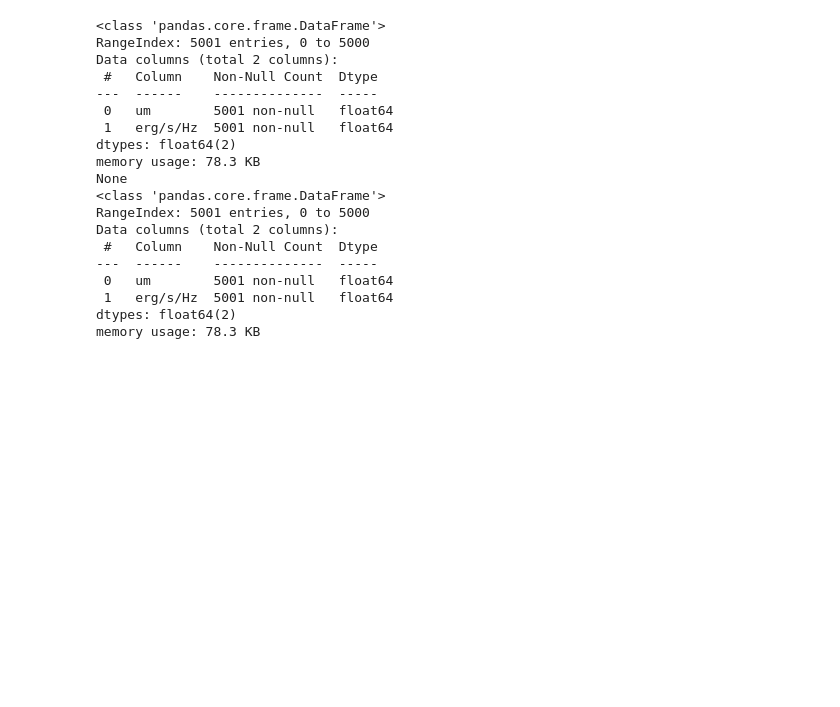
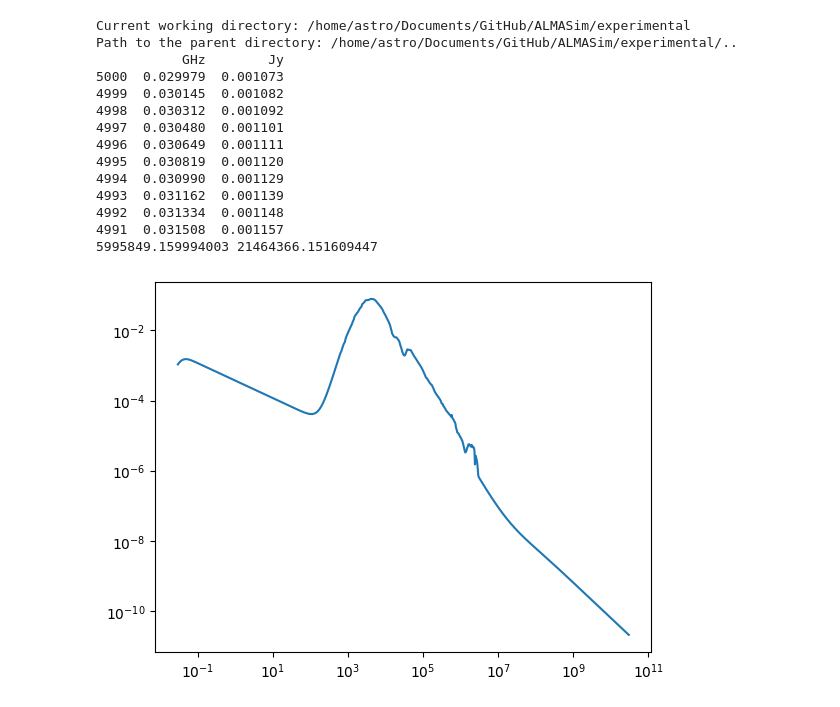
Before and after one commit to MicheleDelliVeneri/ALMASim, a Jupyter notebook: experimental/Sed-plot.ipynb, the cells around one changed output. Drawn from its saved outputs; the diff is of its cells as text; code cells hidden in the pictures; blank space fills up the shorter version.

Commit message:
fix: working on SED plots

```diff
--- a/experimental/Sed-plot.ipynb
+++ b/experimental/Sed-plot.ipynb
@@ -11,25 +1,48 @@ parent_dir=os.path.dirname(os.getcwd())
-# %%
-
-
-
-sed = sed_reading("point", os.path.join(parent_dir, 'brightnes'))
-# %% [output]
-<class 'pandas.core.frame.DataFrame'>
-RangeIndex: 5001 entries, 0 to 5000
-Data columns (total 2 columns):
- #   Column    Non-Null Count  Dtype
----  ------    --------------  -----
- 0   um        5001 non-null   float64
- 1   erg/s/Hz  5001 non-null   float64
-dtypes: float64(2)
-memory usage: 78.3 KB
-None
-<class 'pandas.core.frame.DataFrame'>
-RangeIndex: 5001 entries, 0 to 5000
-Data columns (total 2 columns):
- #   Column    Non-Null Count  Dtype
----  ------    --------------  -----
- 0   um        5001 non-null   float64
- 1   erg/s/Hz  5001 non-null   float64
-dtypes: float64(2)
-memory usage: 78.3 KB
+# %%
+import pandas as pd
+import matplotlib.pyplot as plt
+import os
+import numpy as np
+from astropy.cosmology import FlatLambdaCDM
+from astropy import units as U
+from scipy.constants import c
+import sys
+current_path = os.getcwd()
+parent_dir = os.path.join(current_path, "..")
+print("Current working directory:", current_path)
+print("Path to the parent directory:",parent_dir)
+sys.path.append(parent_dir)
+import utility.alma as au
+import utility.astro as asu
+import matplotlib.pyplot as plt
+
+sed = asu.sed_reading("point", os.path.join(parent_dir, 'brightnes'))
+print(sed.head(10))
+
+freq = sed['GHz'].values
+freq_sup = []
+for i in range(len(freq) - 1):
+    freq_sup.append(freq[i + 1] - freq[i])
+
+print(np.mean(freq_sup), np.std(freq_sup))
+
+plt.plot(freq, sed['Jy'].values)
+plt.xscale('log')
+plt.yscale('log')
+plt.show()
+# %% [output]
+Current working directory: /home/astro/Documents/GitHub/ALMASim/experimental
+Path to the parent directory: /home/astro/Documents/GitHub/ALMASim/experimental/..
+           GHz        Jy
+5000  0.029979  0.001073
+4999  0.030145  0.001082
+4998  0.030312  0.001092
+4997  0.030480  0.001101
+4996  0.030649  0.001111
+4995  0.030819  0.001120
+4994  0.030990  0.001129
+4993  0.031162  0.001139
+4992  0.031334  0.001148
+4991  0.031508  0.001157
+5995849.159994003 21464366.151609447
+[figure, added]
```
Also changed, not shown: parts of 6 cells of this notebook, 2 other files.
